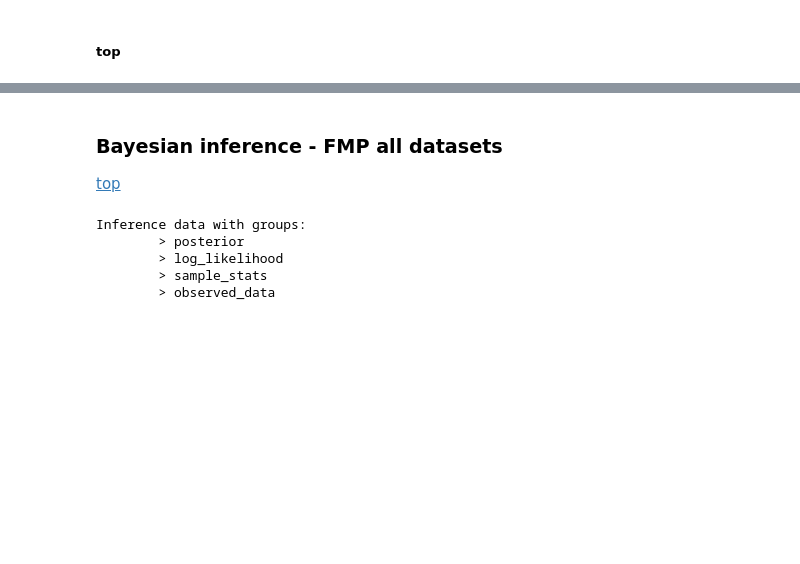
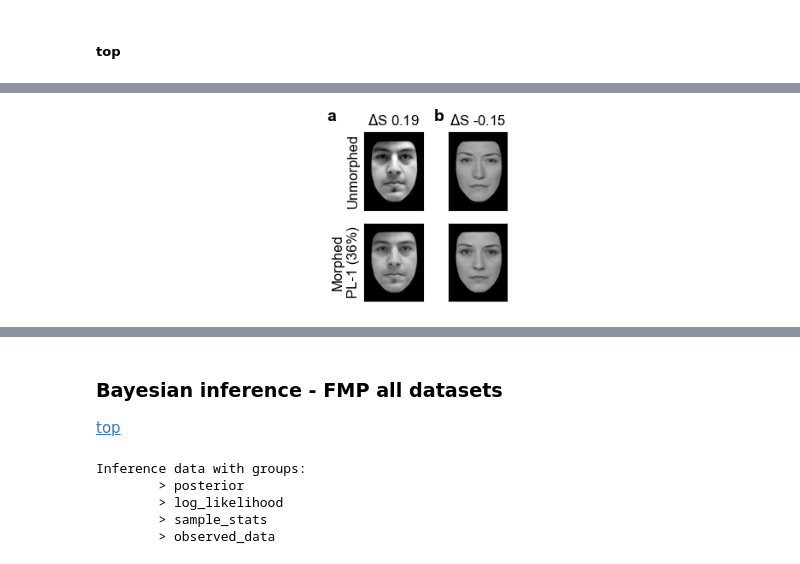
Before and after one commit to jankaWIS/FMP_paper, a Jupyter notebook: Figures/SI_Figures_FMP_paper_2024.ipynb, the cells around one changed output, grey strips where cells are left out. Drawn from its saved outputs; the diff is of its cells as text; code cells hidden in the pictures; blank space fills up the shorter version.

Commit message:
add new SI fig (1 with entropy examples), refactor everything

```diff
--- a/Figures/SI_Figures_FMP_paper_2024.ipynb
+++ b/Figures/SI_Figures_FMP_paper_2024.ipynb
@@ -88,0 +93,85 @@ for file in os.listdir(path_datasets):
+# %%
+# # define canvas
+
+from cand import Canvas, Vector, Point
+import matplotlib.ticker as ticker
+
+
+# reset params just in case
+plt.rcdefaults()
+
+font_size=14
+legend_size=10
+
+
+# CanD
+a = 20#6#20
+b = 6
+# rot = 15
+c = Canvas(a, b, "cm")
+
+# set font
+c.set_font("Arial", size=12, ticksize=legend_size)
+
+# letters
+# c.add_text("A", Point(.05, 0.98), weight="bold")
+# c.add_text("A)", Point(.02, 0.98), weight="bold", size=font_size)
+# c.add_text("B)", Point(.02, 0.5), weight="bold", size=font_size)
+
+# c.add_text("a", Point(.02, 0.96), weight="bold", size=font_size, zorder=10)
+# # c.add_text("b", Point(.52, 0.96), weight="bold", size=font_size, zorder=10)
+# c.add_text("b", Point(.16, 0.96), weight="bold", size=font_size, zorder=10)
+
+c.add_text("a", Point(.35, 0.96), weight="bold", size=font_size, zorder=10)
+# c.add_text("b", Point(.52, 0.96), weight="bold", size=font_size, zorder=10)
+c.add_text("b", Point(.51, 0.96), weight="bold", size=font_size, zorder=10)
+
+# titles
+titles = ["Examples of high and low entropy differences"]
+# c.add_text(titles[0], Point(.3, 0.92), size=font_size)
+for title in titles:
+    print(title)
+
+# ### GRID
+top_offset = .7
+bottom_offset = .3
+left_offset = 7.7
+hsb = .4 #half_space_between - horizontal
+vsb = .2 #half_space_between - vertical
+
+# add a 2x2 grid
+c.add_grid(["a", "b", "c", "d"], 2, Point(left_offset, bottom_offset, "cm"), Point(a-7.5, b-top_offset, "cm"), spacing=Vector(vsb, hsb, "cm"), unitname="grid")
+
+
+######### plot
+
+for p, ax in zip([
+    '../Figures/morphs_entropy/sharp_Radiate-HM08-NC_m4018-0p.png',
+    '../Figures/morphs_entropy/sharp_Radiate-HM08-NC_m4018-36p.png',
+    '../Figures/morphs_entropy/sharp_London-F-112-03_AF01NES-0p.png',
+    '../Figures/morphs_entropy/sharp_London-F-112-03_AF01NES-36p.png'
+], [c.ax("a"), c.ax("c"), c.ax("b"), c.ax("d")]):
+
+
+    img = plt.imread(p)
+    ax.imshow(img)
+    ax.set_xticks([])
+    ax.set_yticks([])
+
+c.ax("a").set_title(r'$\Delta$S '+f'{0.19}')
+c.ax("a").set_ylabel('Unmorphed')
+c.ax("b").set_title(r'$\Delta$S '+f'{-0.15}')
+
+# c.ax("c").set_title('PL-1 (36%)')
+c.ax("c").set_ylabel('Morphed\nPL-1 (36%)')
+# c.ax("d").set_title('Lvl: 36')
+
+
+
+
+# c.debug_grid(Vector(0.5,0.5,"cm"))
+c.show()
+#
+c.save(os.path.join(path_figures, 'SI', 'Supplementary_Figure_1.png'), dpi=300)#, bbox_inches="tight")
+c.save(os.path.join(path_figures, 'SI', 'Supplementary_Figure_1.pdf'), dpi=300)#, bbox_inches="tight")
+# %% [output]
@@ -88,0 +180 @@ for file in os.listdir(path_datasets):
+[figure, added]
```
Also changed, not shown: parts of 31 cells of this notebook, 30 other files.
